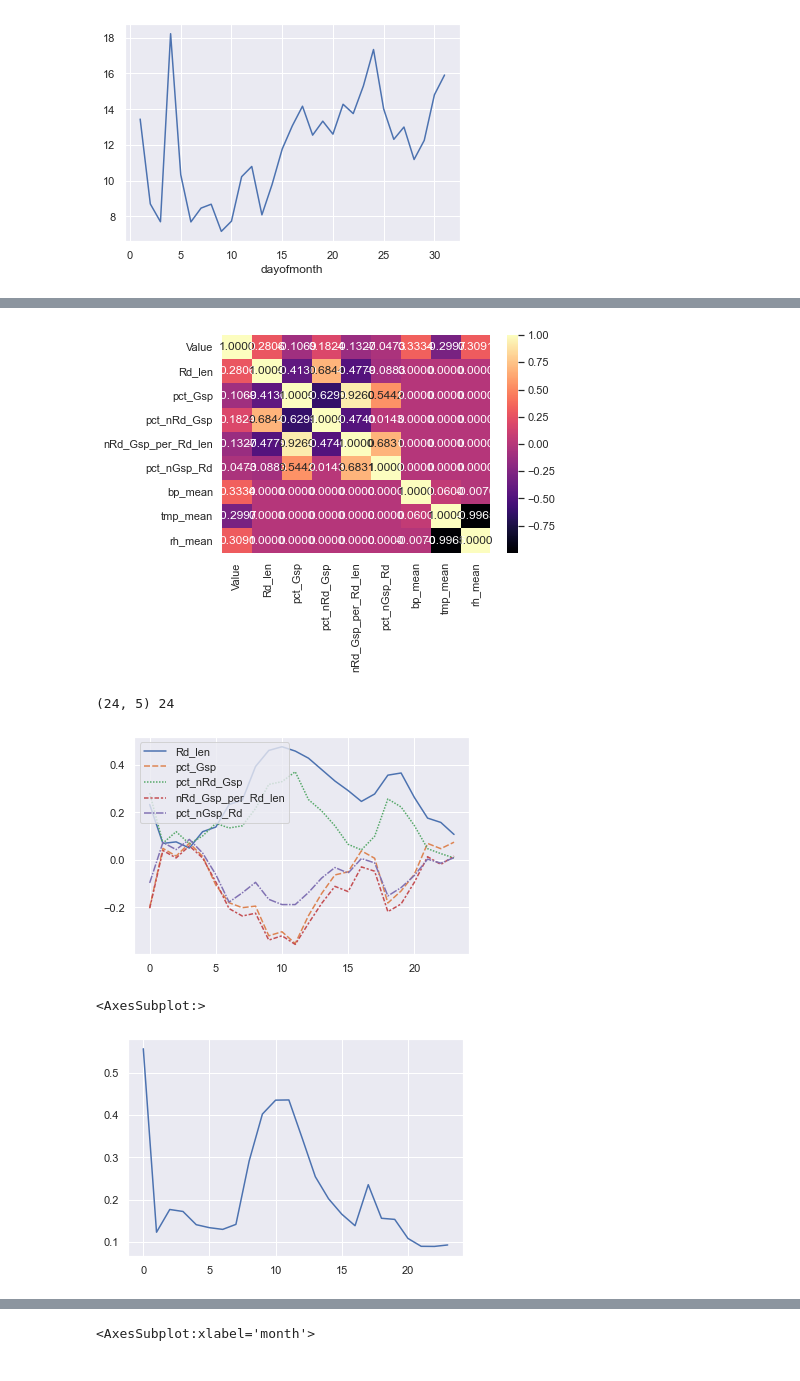
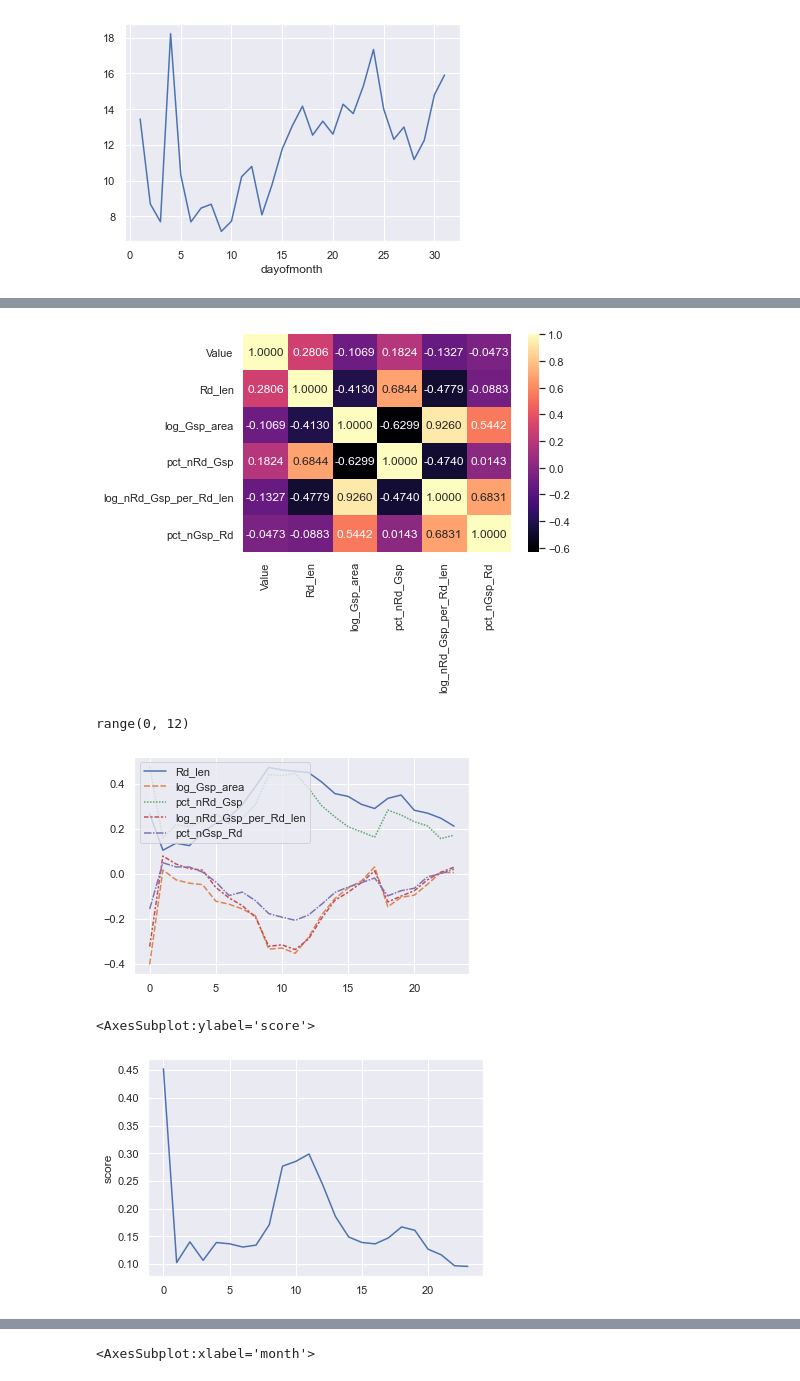
Before and after one commit to yulun-cd/IGS, a Jupyter notebook: DataAnalysis.ipynb, the cells around one changed output, grey strips where cells are left out. Cells and saved outputs as stored; diff of their text form; code cells hidden in the pictures.

```diff
--- a/DataAnalysis.ipynb
+++ b/DataAnalysis.ipynb
@@ -281,0 +290,2 @@ plt.show()
+# %%
+df=pd.read_csv('temp_data.csv')
@@ -281,0 +294,4 @@ plt.show()
+# %%
+var_names[1]='log_Gsp_area'
+var_names[3]='log_nRd_Gsp_per_Rd_len'
+var_names
@@ -325,22 +365,11 @@ memory usage: 49.2+ KB
 # %%
 hmean_df.drop(['week','dayofweek','dayofmonth'],axis=1,inplace=True)
 # %%
-sns.heatmap(hmean_df.corr(method='spearman').round(4),annot=True,fmt='.4f',cmap='magma')
+sns.heatmap(hmean_df[['Value']+var_names].corr(method='spearman').round(4),annot=True,fmt='.4f',cmap='magma')
 plt.show()
 # %% [output]
-[figure, old version]
+[figure, new version]
-# %%
-hmean_corr=[]
-hmean_reg_score=[]
-reg=LinearRegression()
-
-for index in range(24):
-    hmean_corr.append(hmean_df.loc[(index,)].corr(method='spearman').loc[var_names,'Value'])
-    x=hmean_df.loc[(index,),var_names].values
-    y=hmean_df.loc[(index,),'Value'].values
-    reg.fit(x,y)
-    hmean_reg_score.append(reg.score(x,y))
-hmean_corr=np.asarray(hmean_corr)
-print(hmean_corr.shape,len(hmean_reg_score))
-# %% [output]
-(24, 5) 24
+# %%
+range(12)
+# %% [output]
+range(0, 12)
@@ -347,12 +383,29 @@ print(hmean_corr.shape,len(hmean_reg_score))
+# %%
+def get_reg_info(df,iter_range,features=var_names,target='Value',reg=LinearRegression()):
+    result=[]
+    for index in iter_range:
+        x=df.loc[(index,),features].values
+        #x=(x-np.mean(x,axis=0))/np.std(x,axis=0)
+
+        y=df.loc[(index,),target].values
+        #y=(y-np.mean(y,axis=0))/np.std(y,axis=0)
+
+        reg.fit(x,y)
+        coef=reg.coef_.tolist()
+        coef.append(reg.score(x,y))
+        result.append(coef)
+    result=pd.DataFrame(result,columns=features+['score'])
+    return result
 # %%
-# this is the one uses spearman
+hmean_corr=get_corr(hmean_df,range(24))
 sns.lineplot(data=hmean_corr,legend=False)
-plt.legend(labels=var_names,loc='upper left')
+plt.legend(labels=var_names)
 plt.show()
 # %% [output]
-[figure, old version]
+[figure, new version]
 # %%
-sns.lineplot(x=range(24),y=hmean_reg_score)
+hmean_reg=get_reg_info(hmean_df,range(24))
+sns.lineplot(x=range(24),y=hmean_reg['score'])
 # %% [output]
-<AxesSubplot:>
+<AxesSubplot:ylabel='score'>
-[figure, old version]
+[figure, new version]
```
Also changed, not shown: parts of 43 cells of this notebook, 1 other file.
